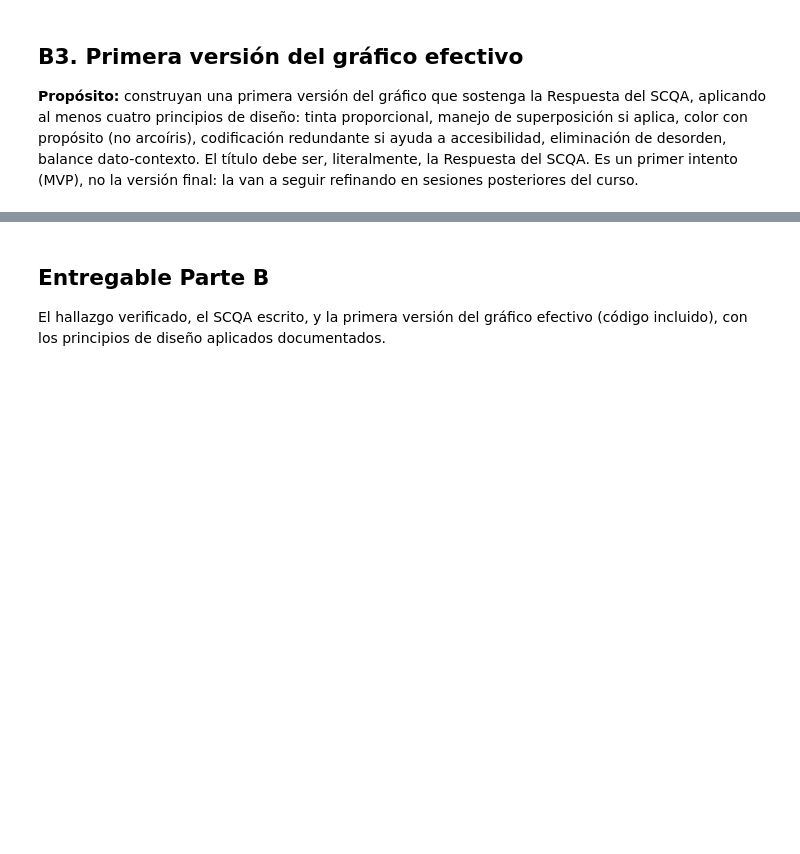
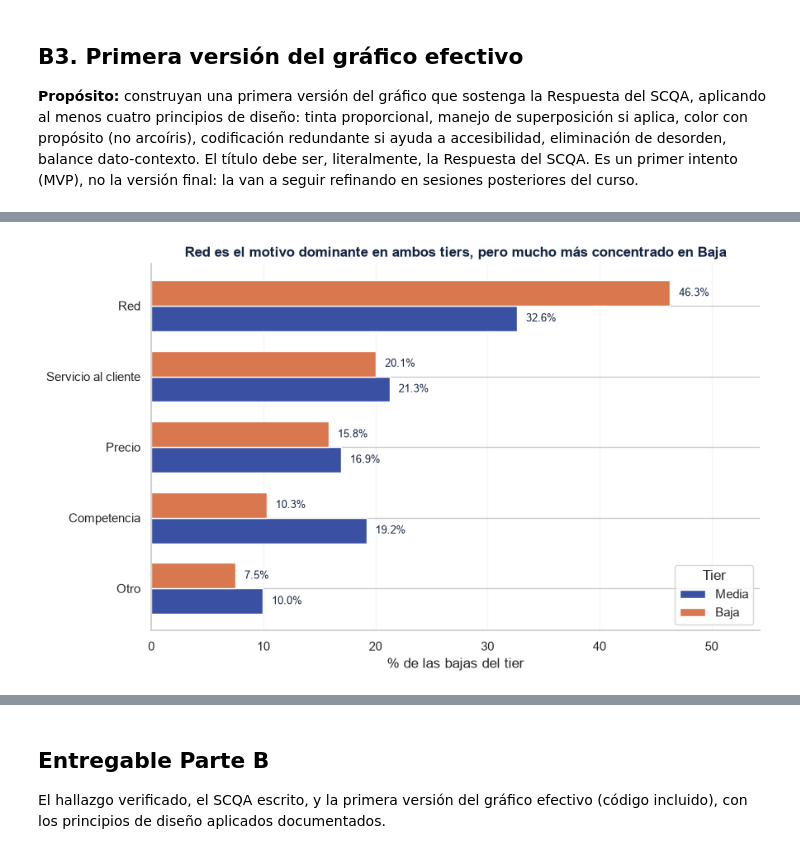
Before and after one commit to jp0617/visualizacionAnalisis, a Jupyter notebook: v0.1_s3_dataviz_grupo1.ipynb, the cells around one changed output, grey strips where cells are left out. Saved outputs shown, nothing was run; the diff lists cells and outputs as text; code cells hidden in the pictures; blank space fills up the shorter version.

```diff
--- a/v0.1_s3_dataviz_grupo1.ipynb
+++ b/v0.1_s3_dataviz_grupo1.ipynb
@@ -36,14 +36,27 @@ from scipy.stats import median_abs_deviation
 from sklearn.preprocessing import StandardScaler
 import textwrap
 import matplotlib.colors as mcolors
+import matplotlib.patheffects as pe
+import geopandas as gpd
+import contextily as cx
 
 
 pd.set_option("display.float_format", lambda x: f"{x:.2f}")
 
 INDIGO = "#4F46E5"
 sns.set_theme(style="whitegrid", font_scale=1.0)
+PALETA_TIER = {
+    "Alta": "#A9B8C4",   # neutro: estable, no es el foco de esta Parte B
+    "Media": "#3A51A3",  # azul fuerte: mayor pérdida absoluta de ingresos
+    "Baja": "#D9784F",   # acento cálido: mayor tasa de churn, causa concentrada
+}
+AZUL_OSCURO = "#132441"
+AZUL_CLARO = "#87BBD7"
 
 GRUPO = 1  # cambien este número por el de su grupo (1 a 5)
+def formato_cop(valor):
+    # COP con separador de miles ".", igual a la convención usada en la exploración previa
+    return f"${valor:,.0f}".replace(",", ".")
 
 df = pd.read_csv(os.path.join(f"conecta_sa_grupo{GRUPO}.csv"))
 df.head()
@@ -1286,0 +1341,35 @@ plt.show()
+# %%
+# Gráfico 2 (apoyo) · Mecanismo — motivo de churn dentro de cada tier
+orden_motivos = ["Red", "Servicio al cliente", "Precio", "Competencia", "Otro"]
+tabla_motivos = motivos_tier[motivos_tier["tier_localidad"].isin(["Media", "Baja"])].pivot(
+    index="churn_type", columns="tier_localidad", values="motivo_share_pct"
+).reindex(orden_motivos)
+
+fig, ax = plt.subplots(figsize=(9, 5.5))
+y = np.arange(len(orden_motivos))
+alto = 0.36
+
+ax.barh(y + alto / 2, tabla_motivos["Media"], height=alto, color=PALETA_TIER["Media"], label="Media")
+ax.barh(y - alto / 2, tabla_motivos["Baja"], height=alto, color=PALETA_TIER["Baja"], label="Baja")
+
+for yi, (media_val, baja_val) in enumerate(zip(tabla_motivos["Media"], tabla_motivos["Baja"])):
+    ax.text(media_val + 0.8, yi + alto / 2, f"{media_val:.1f}%", va="center", fontsize=9, color=AZUL_OSCURO)
+    ax.text(baja_val + 0.8, yi - alto / 2, f"{baja_val:.1f}%", va="center", fontsize=9, color=AZUL_OSCURO)
+
+ax.set_yticks(y)
+ax.set_yticklabels(orden_motivos)
+ax.invert_yaxis()
+ax.set_xlabel("% de las bajas del tier")
+ax.set_title(
+    "Red es el motivo dominante en ambos tiers, pero mucho más concentrado en Baja",
+    fontsize=12.5, fontweight="bold", color=AZUL_OSCURO,
+)
+ax.set_xlim(0, max(tabla_motivos.max()) + 8)
+ax.legend(title="Tier", loc="lower right", frameon=True)
+ax.spines[["top", "right"]].set_visible(False)
+ax.grid(axis="x", alpha=0.15)
+
+plt.tight_layout()
+plt.show()
+# %% [output]
+[figure, added]
```
Also changed, not shown: parts of 30 cells of this notebook, 1 other file.
